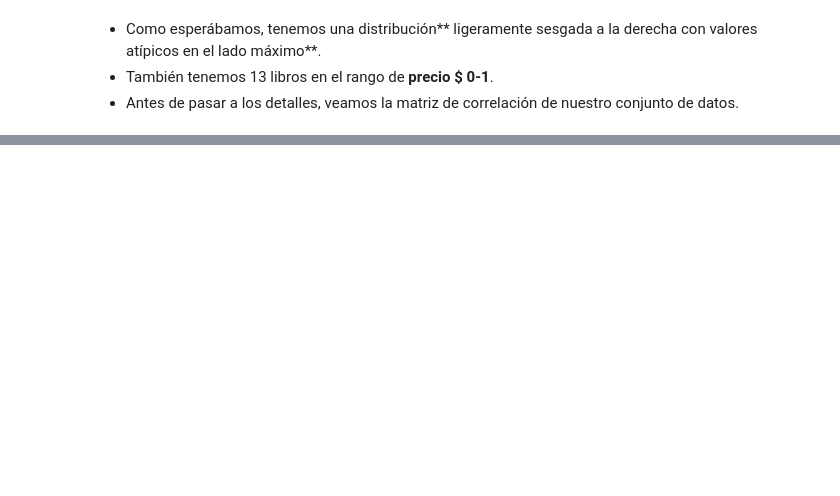
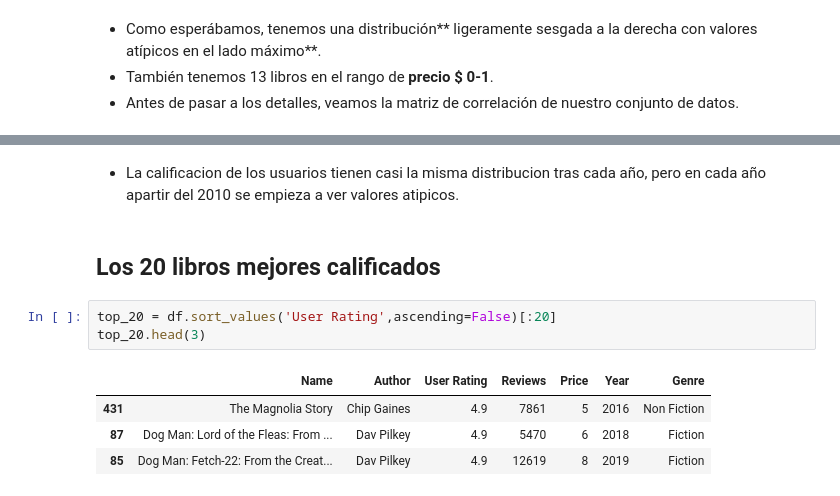
Before and after one commit to OscarABazanez/Analisis-de-Datos-de-Proyectos, a Jupyter notebook: analisis-libros-amazon.ipynb, the cells around one changed output, grey strips where cells are left out. Saved outputs shown, nothing was run; the diff lists cells and outputs as text; blank space fills up the shorter version.

```diff
--- a/analisis-libros-amazon.ipynb
+++ b/analisis-libros-amazon.ipynb
@@ -202,3 +328,15 @@ fig = px.histogram(df, x='Price',
 fig.show()
 # %% [output]
 [interactive output not drawn]
+# %% [markdown]
+- La calificacion de los usuarios tienen casi la misma distribucion tras cada año, pero en cada año apartir del 2010 se empieza a ver valores atipicos.
+# %% [markdown]
+## Los 20 libros mejores calificados
+# %%
+top_20 = df.sort_values('User Rating',ascending=False)[:20]
+top_20.head(3)
+# %% [output]
+|  | Name | Author | User Rating | Reviews | Price | Year | Genre |
+| 431 | The Magnolia Story | Chip Gaines | 4.9 | 7861 | 5 | 2016 | Non Fiction |
+| 87 | Dog Man: Lord of the Fleas: From ... | Dav Pilkey | 4.9 | 5470 | 6 | 2018 | Fiction |
+| 85 | Dog Man: Fetch-22: From the Creat... | Dav Pilkey | 4.9 | 12619 | 8 | 2019 | Fiction |
```
Also changed, not shown: parts of 35 cells of this notebook.
